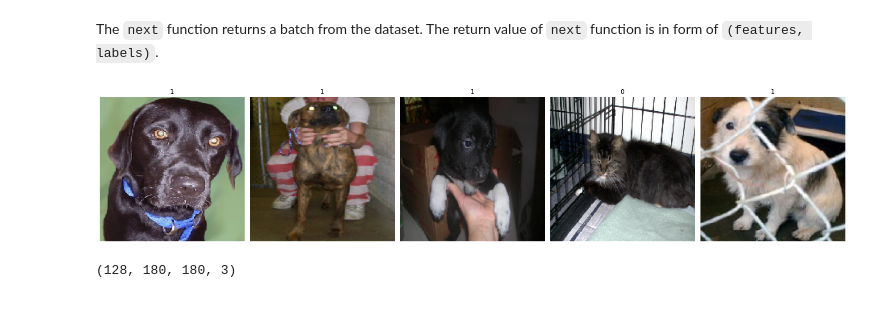
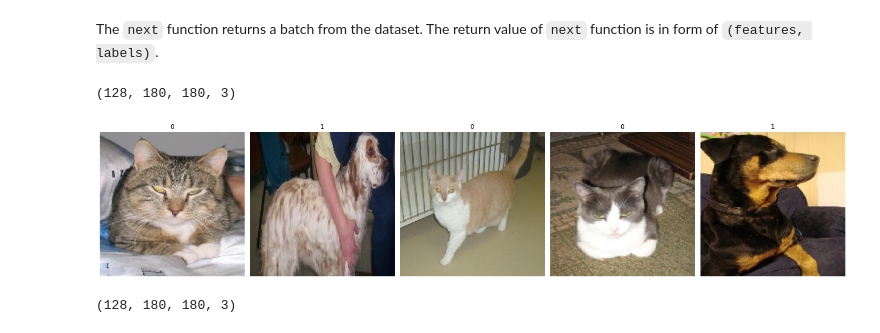
Before and after one commit to krmiddlebrook/intro_to_deep_learning, a Jupyter notebook: machine_learning/mini_lessons/external-datasets-in-colab.ipynb, the cells around one changed output. Drawn from its saved outputs; the diff is of its cells as text; code cells hidden in the pictures.

```diff
--- a/machine_learning/mini_lessons/external-datasets-in-colab.ipynb
+++ b/machine_learning/mini_lessons/external-datasets-in-colab.ipynb
@@ -129,21 +129,24 @@ Now that we have our data prepared, let's visualize some samples.
 The `next` function returns a batch from the dataset. The return value of `next` function is in form of `(features, labels)`.
 # %%
 sample_train_images, sample_train_labels = next(train_data_gen)
+print(sample_train_images.shape)
+# %% [output]
+(128, 180, 180, 3)
 # %%
 # This function will plot images in the form of a grid with 1 row and 5 columns where images are placed in each column.
 def plotImages(images_arr, labels_arr):
     fig, axes = plt.subplots(1, 5, figsize=(20,20))
-    axes = axes.flatten()
-    for img, label, ax in zip( images_arr, labels_arr, axes):
-        ax.imshow(img.reshape(180, 180))
+
+    for img, label, ax in zip(images_arr, labels_arr, axes.flat):
+        ax.imshow(img.reshape(180, 180, 3))
         ax.set_title(int(label))
         ax.axis('off')
     plt.tight_layout()
     plt.show()
 # %%
-plotImages(sample_training_images[:5], sample_train_labels[:5])
+plotImages(sample_train_images[:5], sample_train_labels[:5])
 # %% [output]
-[figure, old version]
+[figure, new version]
 # %%
 # images are tensors of shape 180 x 180 x 3 (width, height, num channels)
 sample_train_images.shape
```
Also changed, not shown: parts of 2 cells of this notebook.
